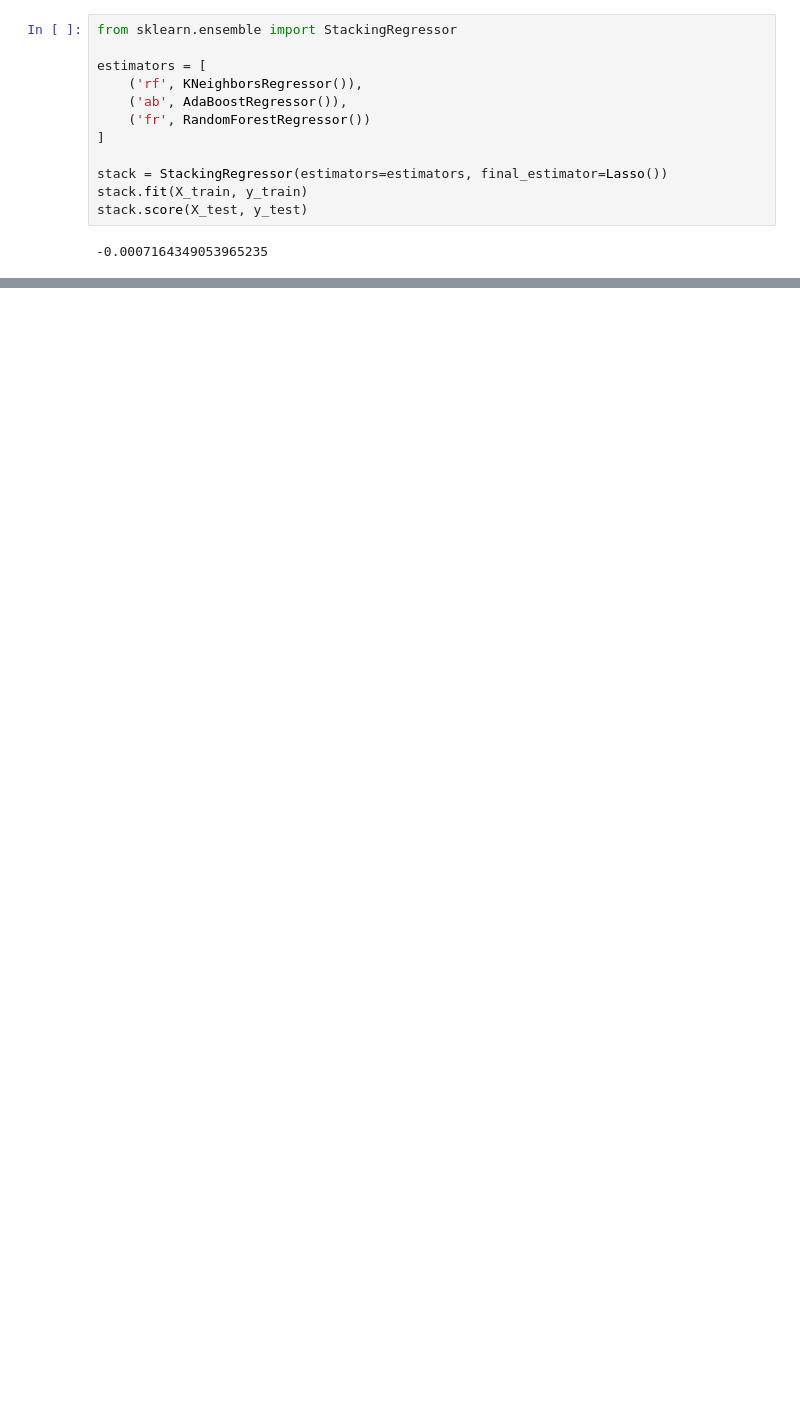
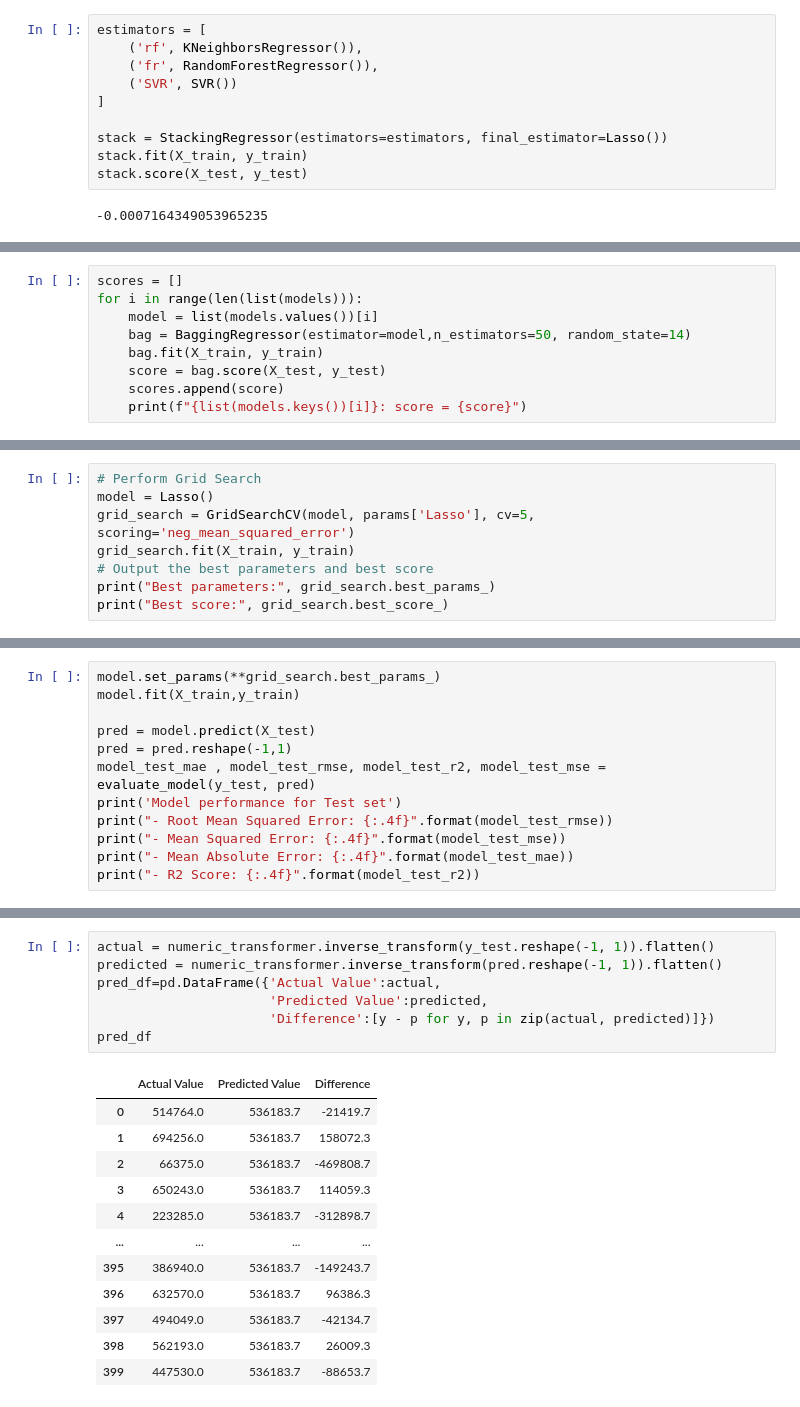
Before and after one commit to khaoula023/House_Price_Prediction, a Jupyter notebook: notebook/Model_training.ipynb, the cells around one changed output, grey strips where cells are left out. Cells and saved outputs as stored; diff of their text form; blank space fills up the shorter version.

```diff
--- a/notebook/Model_training.ipynb
+++ b/notebook/Model_training.ipynb
@@ -265,10 +270,8 @@ pd.DataFrame(list(zip(model_list, r2_list)), columns=['Model Name', 'R2_Score'])
 # %%
-from sklearn.ensemble import StackingRegressor
-
 estimators = [
     ('rf', KNeighborsRegressor()),
-    ('ab', AdaBoostRegressor()),
-    ('fr', RandomForestRegressor())
+    ('fr', RandomForestRegressor()),
+    ('SVR', SVR())
 ]
 
 stack = StackingRegressor(estimators=estimators, final_estimator=Lasso())
@@ -278,0 +310,9 @@ stack.score(X_test, y_test)
+# %%
+scores = []
+for i in range(len(list(models))):
+    model = list(models.values())[i]
+    bag = BaggingRegressor(estimator=model,n_estimators=50, random_state=14)
+    bag.fit(X_train, y_train)
+    score = bag.score(X_test, y_test)
+    scores.append(score)
+    print(f"{list(models.keys())[i]}: score = {score}")
@@ -278,0 +364,8 @@ stack.score(X_test, y_test)
+# %%
+# Perform Grid Search
+model = Lasso()
+grid_search = GridSearchCV(model, params['Lasso'], cv=5, scoring='neg_mean_squared_error')
+grid_search.fit(X_train, y_train)
+# Output the best parameters and best score
+print("Best parameters:", grid_search.best_params_)
+print("Best score:", grid_search.best_score_)
@@ -278,0 +375,12 @@ stack.score(X_test, y_test)
+# %%
+model.set_params(**grid_search.best_params_)
+model.fit(X_train,y_train)
+
+pred = model.predict(X_test)
+pred = pred.reshape(-1,1)
+model_test_mae , model_test_rmse, model_test_r2, model_test_mse = evaluate_model(y_test, pred)
+print('Model performance for Test set')
+print("- Root Mean Squared Error: {:.4f}".format(model_test_rmse))
+print("- Mean Squared Error: {:.4f}".format(model_test_mse))
+print("- Mean Absolute Error: {:.4f}".format(model_test_mae))
+print("- R2 Score: {:.4f}".format(model_test_r2))
@@ -278,0 +394,20 @@ stack.score(X_test, y_test)
+# %%
+actual = numeric_transformer.inverse_transform(y_test.reshape(-1, 1)).flatten()
+predicted = numeric_transformer.inverse_transform(pred.reshape(-1, 1)).flatten()
+pred_df=pd.DataFrame({'Actual Value':actual,
+                      'Predicted Value':predicted,
+                      'Difference':[y - p for y, p in zip(actual, predicted)]})
+pred_df
+# %% [output]
+|  | Actual Value | Predicted Value | Difference |
+| 0 | 514764.0 | 536183.7 | -21419.7 |
+| 1 | 694256.0 | 536183.7 | 158072.3 |
+| 2 | 66375.0 | 536183.7 | -469808.7 |
+| 3 | 650243.0 | 536183.7 | 114059.3 |
+| 4 | 223285.0 | 536183.7 | -312898.7 |
+| ... | ... | ... | ... |
+| 395 | 386940.0 | 536183.7 | -149243.7 |
+| 396 | 632570.0 | 536183.7 | 96386.3 |
+| 397 | 494049.0 | 536183.7 | -42134.7 |
+| 398 | 562193.0 | 536183.7 | 26009.3 |
+| 399 | 447530.0 | 536183.7 | -88653.7 |
```
Also changed, not shown: parts of 17 cells of this notebook.
